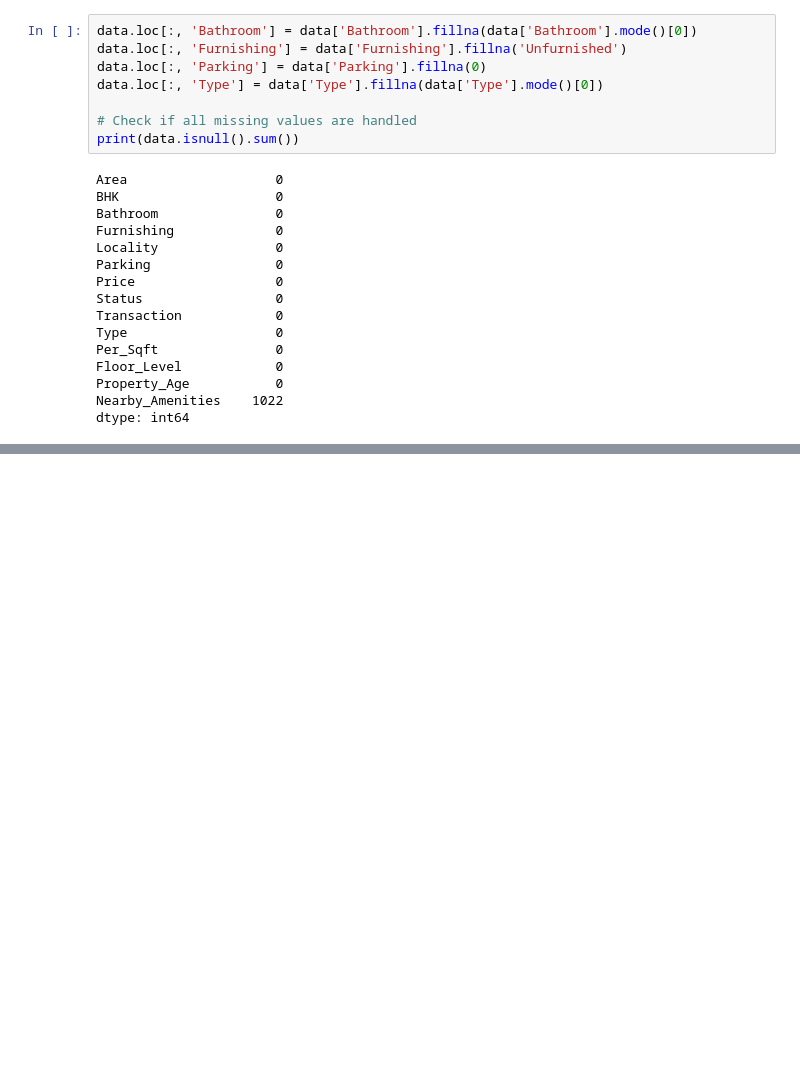
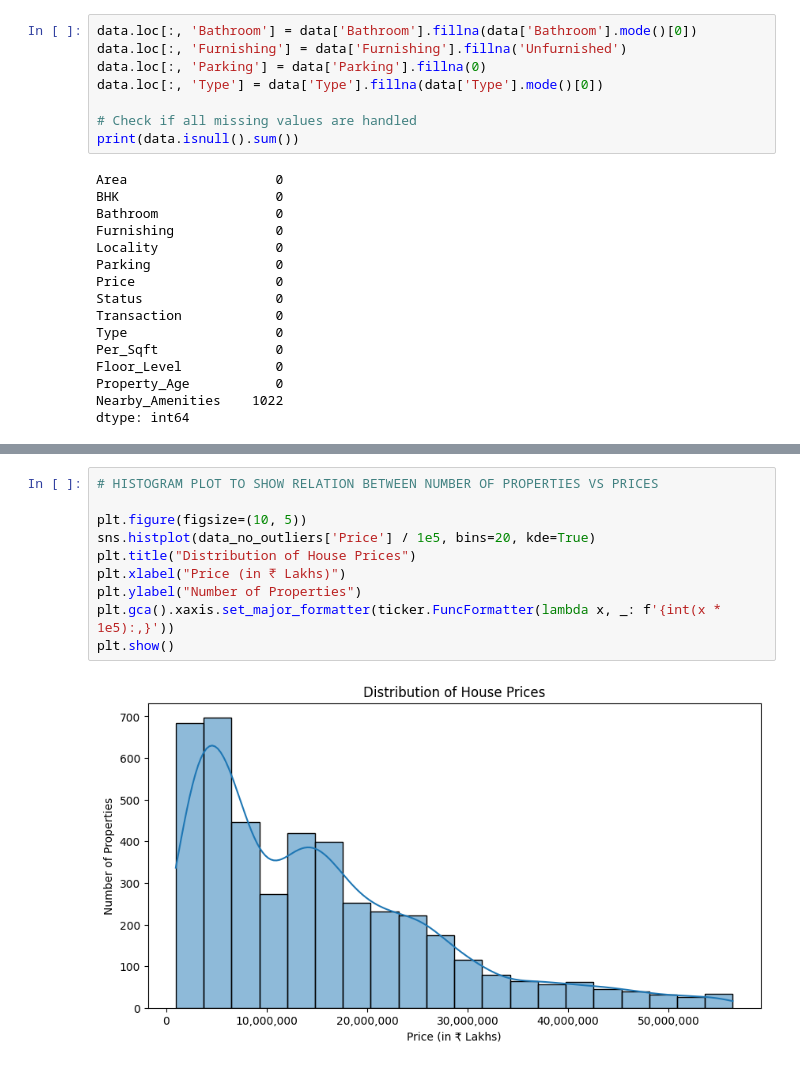
Before and after one commit to vandita-yadav/Indian-Real-Estate-Price-Analysis-Insights, a Jupyter notebook: CA2_VanditaYadav.ipynb, the cells around one changed output, grey strips where cells are left out. Saved outputs shown, nothing was run; the diff lists cells and outputs as text; blank space fills up the shorter version.

```diff
--- a/CA2_VanditaYadav.ipynb
+++ b/CA2_VanditaYadav.ipynb
@@ -100,0 +209,12 @@ data.head()
+# %%
+# HISTOGRAM PLOT TO SHOW RELATION BETWEEN NUMBER OF PROPERTIES VS PRICES
+
+plt.figure(figsize=(10, 5))
+sns.histplot(data_no_outliers['Price'] / 1e5, bins=20, kde=True)
+plt.title("Distribution of House Prices")
+plt.xlabel("Price (in ₹ Lakhs)")
+plt.ylabel("Number of Properties")
+plt.gca().xaxis.set_major_formatter(ticker.FuncFormatter(lambda x, _: f'{int(x * 1e5):,}'))
+plt.show()
+# %% [output]
+[figure, added]
```
Also changed, not shown: parts of 33 cells of this notebook.
